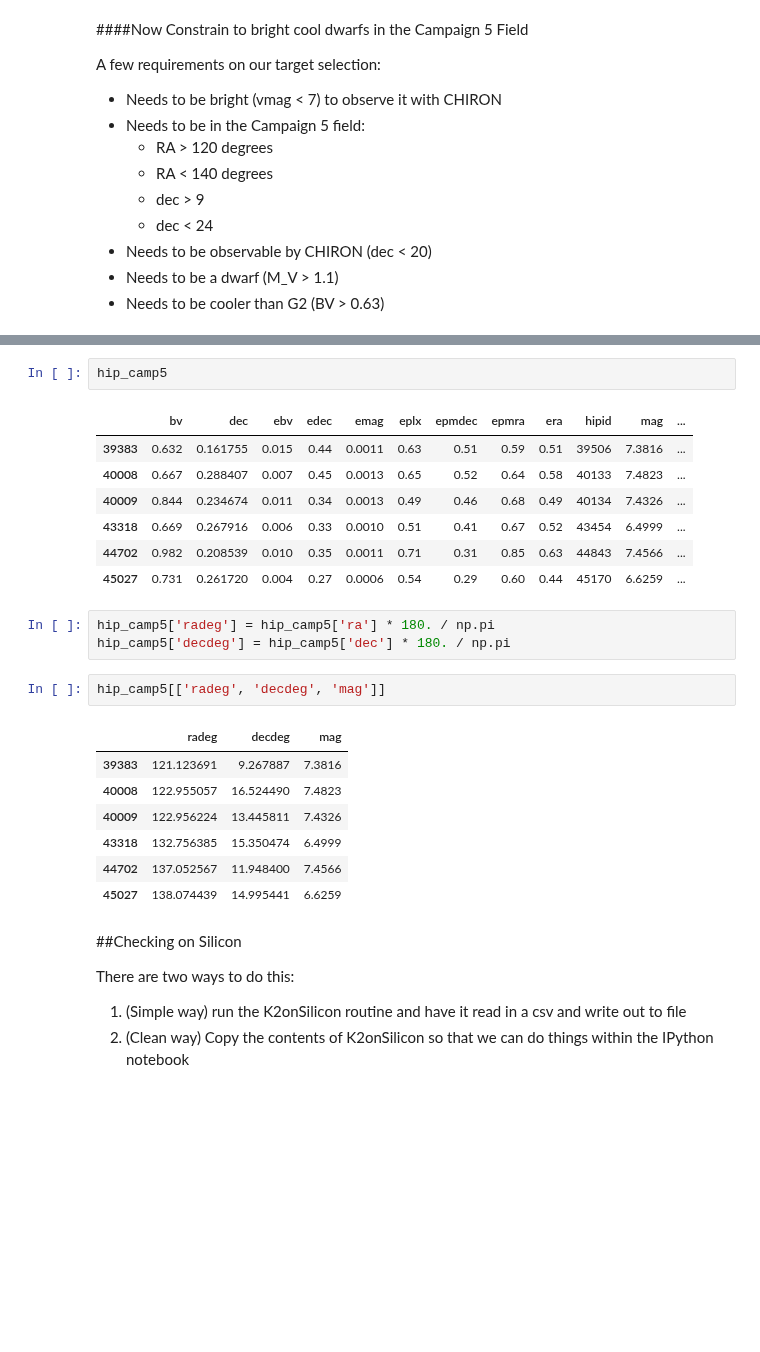
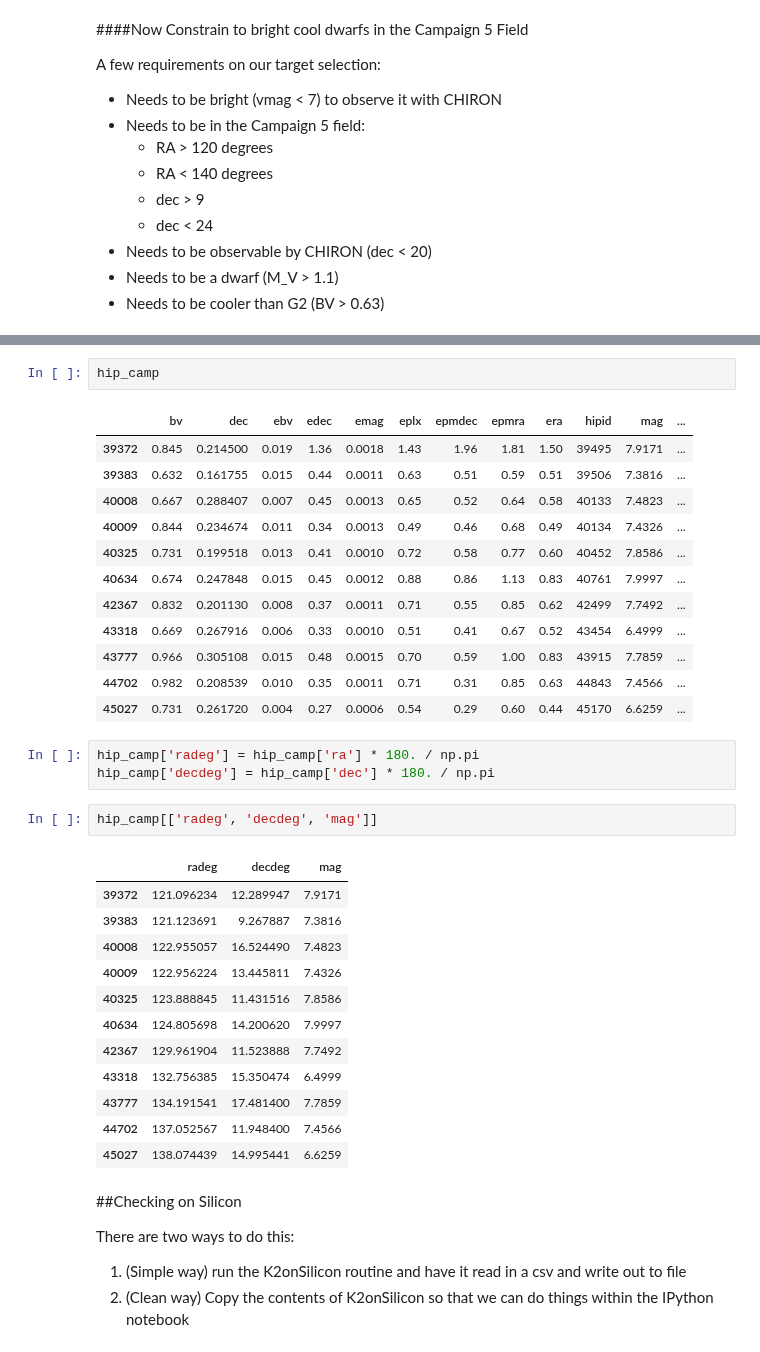
Before and after one commit to mattgiguere/K2Brights, a Jupyter notebook: code/K2BrightsCamp5.ipynb, the cells around one changed output, grey strips where cells are left out. Saved outputs shown, nothing was run; the diff lists cells and outputs as text; blank space fills up the shorter version.

```diff
--- a/code/K2BrightsCamp5.ipynb
+++ b/code/K2BrightsCamp5.ipynb
@@ -143,24 +146,34 @@ plt.ylim([20, -5])
-# %%
-hip_camp5
-# %% [output]
-|  | bv | dec | ebv | edec | emag | eplx | epmdec | epmra | era | hipid | mag | ... |
-| 39383 | 0.632 | 0.161755 | 0.015 | 0.44 | 0.0011 | 0.63 | 0.51 | 0.59 | 0.51 | 39506 | 7.3816 | ... |
-| 40008 | 0.667 | 0.288407 | 0.007 | 0.45 | 0.0013 | 0.65 | 0.52 | 0.64 | 0.58 | 40133 | 7.4823 | ... |
-| 40009 | 0.844 | 0.234674 | 0.011 | 0.34 | 0.0013 | 0.49 | 0.46 | 0.68 | 0.49 | 40134 | 7.4326 | ... |
-| 43318 | 0.669 | 0.267916 | 0.006 | 0.33 | 0.0010 | 0.51 | 0.41 | 0.67 | 0.52 | 43454 | 6.4999 | ... |
-| 44702 | 0.982 | 0.208539 | 0.010 | 0.35 | 0.0011 | 0.71 | 0.31 | 0.85 | 0.63 | 44843 | 7.4566 | ... |
-| 45027 | 0.731 | 0.261720 | 0.004 | 0.27 | 0.0006 | 0.54 | 0.29 | 0.60 | 0.44 | 45170 | 6.6259 | ... |
+# %%
+hip_camp
+# %% [output]
+|  | bv | dec | ebv | edec | emag | eplx | epmdec | epmra | era | hipid | mag | ... |
+| 39372 | 0.845 | 0.214500 | 0.019 | 1.36 | 0.0018 | 1.43 | 1.96 | 1.81 | 1.50 | 39495 | 7.9171 | ... |
+| 39383 | 0.632 | 0.161755 | 0.015 | 0.44 | 0.0011 | 0.63 | 0.51 | 0.59 | 0.51 | 39506 | 7.3816 | ... |
+| 40008 | 0.667 | 0.288407 | 0.007 | 0.45 | 0.0013 | 0.65 | 0.52 | 0.64 | 0.58 | 40133 | 7.4823 | ... |
+| 40009 | 0.844 | 0.234674 | 0.011 | 0.34 | 0.0013 | 0.49 | 0.46 | 0.68 | 0.49 | 40134 | 7.4326 | ... |
+| 40325 | 0.731 | 0.199518 | 0.013 | 0.41 | 0.0010 | 0.72 | 0.58 | 0.77 | 0.60 | 40452 | 7.8586 | ... |
+| 40634 | 0.674 | 0.247848 | 0.015 | 0.45 | 0.0012 | 0.88 | 0.86 | 1.13 | 0.83 | 40761 | 7.9997 | ... |
+| 42367 | 0.832 | 0.201130 | 0.008 | 0.37 | 0.0011 | 0.71 | 0.55 | 0.85 | 0.62 | 42499 | 7.7492 | ... |
+| 43318 | 0.669 | 0.267916 | 0.006 | 0.33 | 0.0010 | 0.51 | 0.41 | 0.67 | 0.52 | 43454 | 6.4999 | ... |
+| 43777 | 0.966 | 0.305108 | 0.015 | 0.48 | 0.0015 | 0.70 | 0.59 | 1.00 | 0.83 | 43915 | 7.7859 | ... |
+| 44702 | 0.982 | 0.208539 | 0.010 | 0.35 | 0.0011 | 0.71 | 0.31 | 0.85 | 0.63 | 44843 | 7.4566 | ... |
+| 45027 | 0.731 | 0.261720 | 0.004 | 0.27 | 0.0006 | 0.54 | 0.29 | 0.60 | 0.44 | 45170 | 6.6259 | ... |
 # %%
-hip_camp5['radeg'] = hip_camp5['ra'] * 180. / np.pi
-hip_camp5['decdeg'] = hip_camp5['dec'] * 180. / np.pi
+hip_camp['radeg'] = hip_camp['ra'] * 180. / np.pi
+hip_camp['decdeg'] = hip_camp['dec'] * 180. / np.pi
 # %%
-hip_camp5[['radeg', 'decdeg', 'mag']]
+hip_camp[['radeg', 'decdeg', 'mag']]
 # %% [output]
 |  | radeg | decdeg | mag |
+| 39372 | 121.096234 | 12.289947 | 7.9171 |
 | 39383 | 121.123691 | 9.267887 | 7.3816 |
 | 40008 | 122.955057 | 16.524490 | 7.4823 |
 | 40009 | 122.956224 | 13.445811 | 7.4326 |
+| 40325 | 123.888845 | 11.431516 | 7.8586 |
+| 40634 | 124.805698 | 14.200620 | 7.9997 |
+| 42367 | 129.961904 | 11.523888 | 7.7492 |
 | 43318 | 132.756385 | 15.350474 | 6.4999 |
+| 43777 | 134.191541 | 17.481400 | 7.7859 |
 | 44702 | 137.052567 | 11.948400 | 7.4566 |
 | 45027 | 138.074439 | 14.995441 | 6.6259 |
 # %% [markdown]
```
Also changed, not shown: parts of 9 cells of this notebook.
